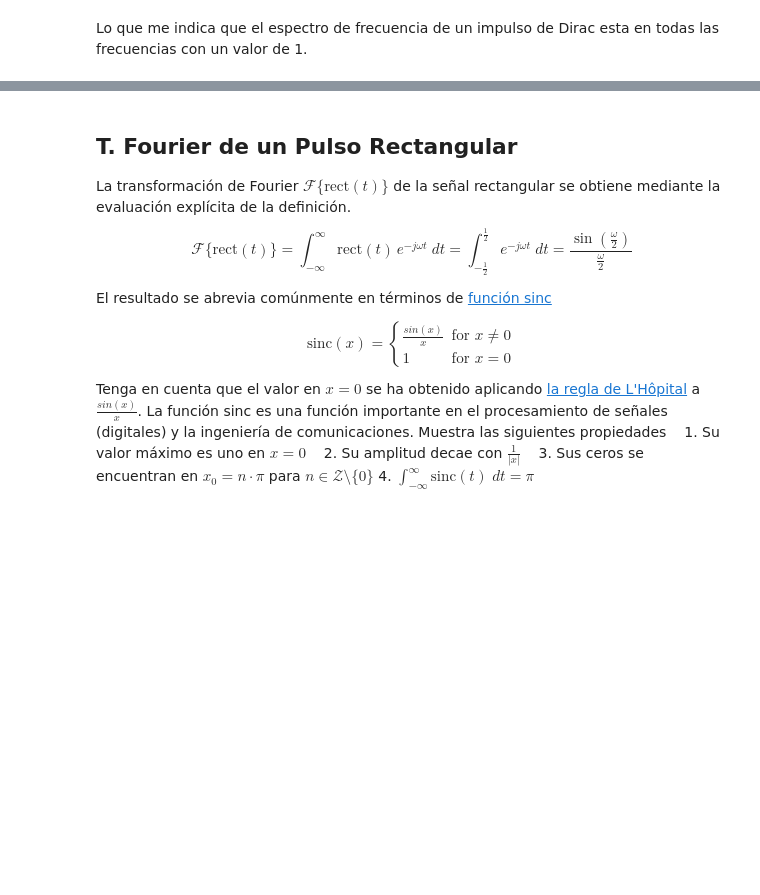
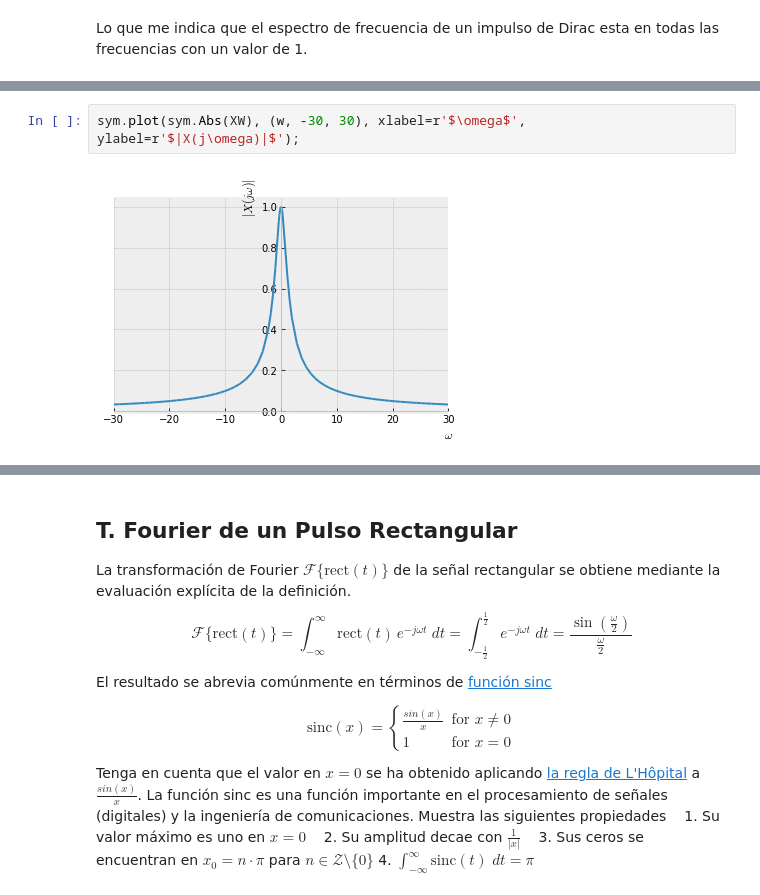
Before and after one commit to JoseRZapata/SyS, a Jupyter notebook: Transformada_Continua_Fourier.ipynb, the cells around one changed output, grey strips where cells are left out. Drawn from its saved outputs; the diff is of its cells as text; blank space fills up the shorter version.

```diff
--- a/Transformada_Continua_Fourier.ipynb
+++ b/Transformada_Continua_Fourier.ipynb
@@ -139,0 +156,4 @@ Lo que me indica que el espectro de frecuencia de un impulso de Dirac esta en to
+# %%
+sym.plot(sym.Abs(XW), (w, -30, 30), xlabel=r'$\omega$', ylabel=r'$|X(j\omega)|$');
+# %% [output]
+[figure, added]
```
Also changed, not shown: parts of 5 cells of this notebook.
